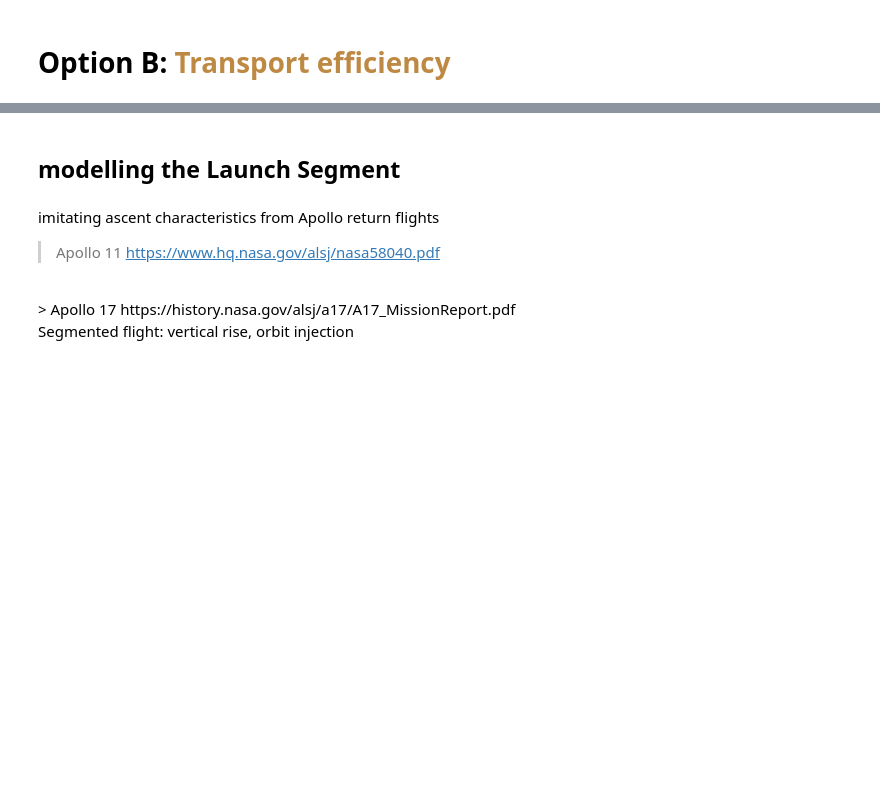
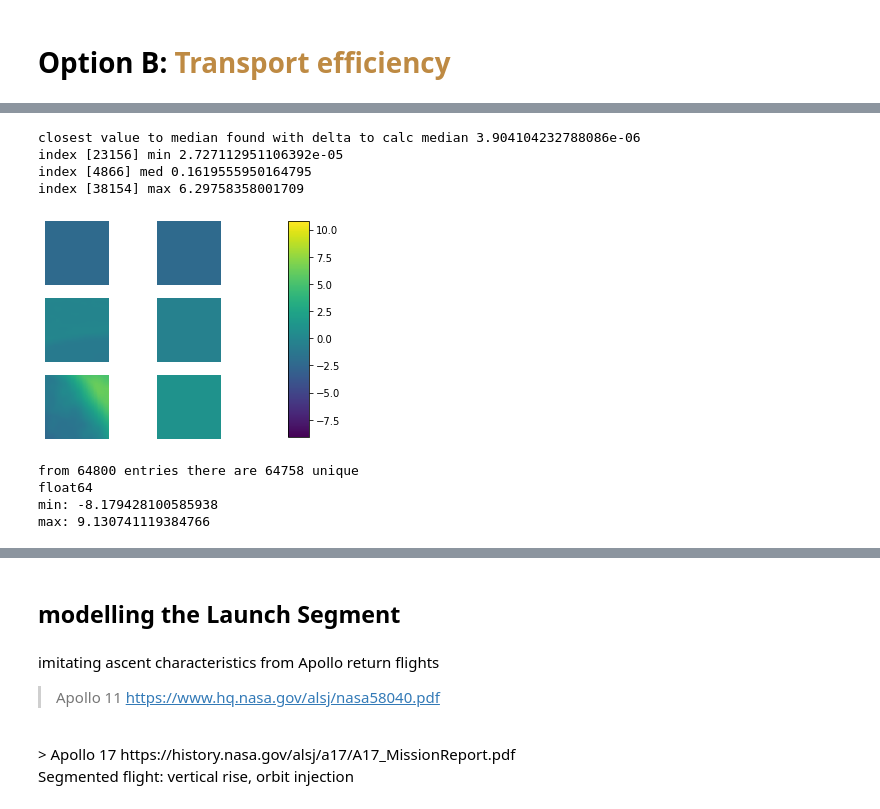
Before and after one commit to Sven-J-Steinert/10.3389-frspt.2024.1352213, a Jupyter notebook: B_Transport_efficiency.ipynb, the cells around one changed output, grey strips where cells are left out. Cells and saved outputs as stored; diff of their text form; code cells hidden in the pictures; blank space fills up the shorter version.

```diff
--- a/B_Transport_efficiency.ipynb
+++ b/B_Transport_efficiency.ipynb
@@ -2,0 +141,67 @@
+# %%
+# plot Tile samples with minimum, median and maximum variance
+
+def get_tile_from_index(index):
+    Lon = int(index%360)
+    Lat = int(index/360)
+
+    s_y = Lat * 64 # start
+    e_y = s_y + 64 # end
+    s_x = Lon * 64 # start
+    e_x = s_x + 64 # end
+
+    tile = height_data[s_y:e_y,s_x:e_x]
+
+    return tile
+
+min_var = np.min(variances)
+min_index = np.where(variances == min_var)[0]
+max_var = np.max(variances)
+max_index = np.where(variances == max_var)[0]
+# number of variances is 64800 and therefore equal -> median is not an element of the list but an average
+med_var = np.median(variances)
+# find element that is closest to the median value
+min_delta = 10
+med_var_list = 0
+for i in variances:
+    d = abs(med_var - i)
+    if d < min_delta:
+        min_delta = d
+        med_var_list = i
+print(f'closest value to median found with delta to calc median {min_delta}')
+med_index = np.where(variances == med_var_list)[0]
+print('index', min_index,'min', min_var)
+print('index', med_index,'med', med_var)
+print('index', max_index,'max', max_var)
+
+tile_min = get_tile_from_index(min_index)
+tile_med = get_tile_from_index(med_index)
+tile_max = get_tile_from_index(max_index)
+
+minimum = img_min#np.min([tile_min,tile_max])
+maximum = img_max#np.max([tile_min,tile_max])
+
+fig, axes = plt.subplots(nrows=3, ncols=2)
+im = axes.flat[0].imshow(tile_min, vmin=minimum, vmax=maximum)
+im = axes.flat[1].imshow([[np.mean(tile_min)]], vmin=minimum, vmax=maximum)
+im = axes.flat[2].imshow(tile_med, vmin=minimum, vmax=maximum)
+im = axes.flat[3].imshow([[np.mean(tile_med)]], vmin=minimum, vmax=maximum)
+im = axes.flat[4].imshow(tile_max, vmin=minimum, vmax=maximum)
+im = axes.flat[5].imshow([[np.mean(tile_max)]], vmin=minimum, vmax=maximum)
+axes.flat[0].set_axis_off()
+axes.flat[1].set_axis_off()
+axes.flat[2].set_axis_off()
+axes.flat[3].set_axis_off()
+axes.flat[4].set_axis_off()
+axes.flat[5].set_axis_off()
+
+fig.subplots_adjust(right=0.6)
+cbar_ax = fig.add_axes([0.72, 0.13, 0.05, 0.75])
+fig.colorbar(im, cax=cbar_ax)
+plt.show()
+# %% [output]
+closest value to median found with delta to calc median 3.904104232788086e-06
+index [23156] min 2.727112951106392e-05
+index [4866] med 0.1619555950164795
+index [38154] max 6.29758358001709
+[figure, added]
@@ -2,0 +211,12 @@
+# %%
+print(f'from {len(np.ndarray.flatten(initial_hight_data))} entries there are {len(np.unique(initial_hight_data))} unique')
+print(initial_hight_data.dtype)
+elevation_min = np.amin(initial_hight_data)
+elevation_max = np.amax(initial_hight_data)
+print(f'min: {elevation_min}')
+print(f'max: {elevation_max}')
+# %% [output]
+from 64800 entries there are 64758 unique
+float64
+min: -8.179428100585938
+max: 9.130741119384766
```
Also changed, not shown: parts of 26 cells of this notebook, 2 other files.
